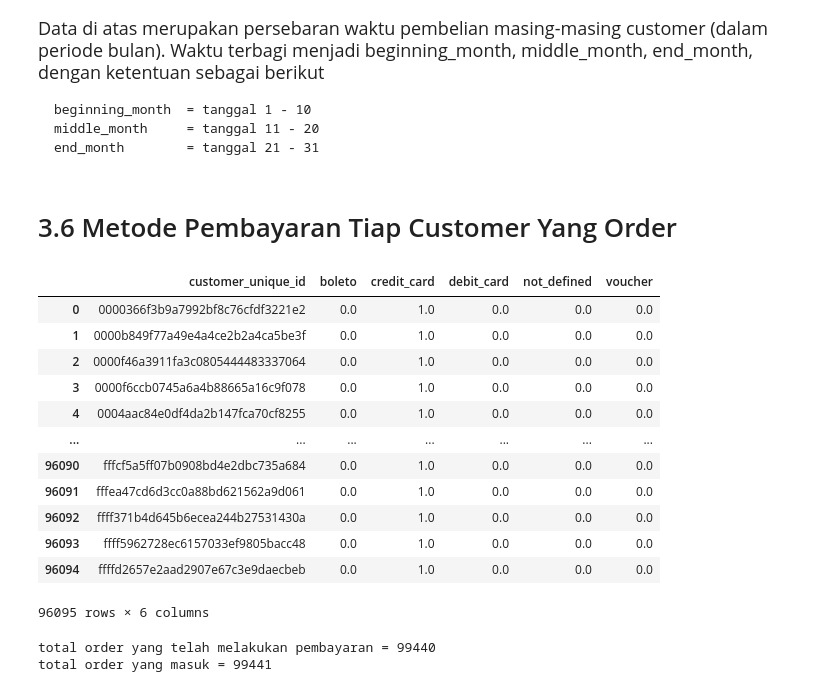
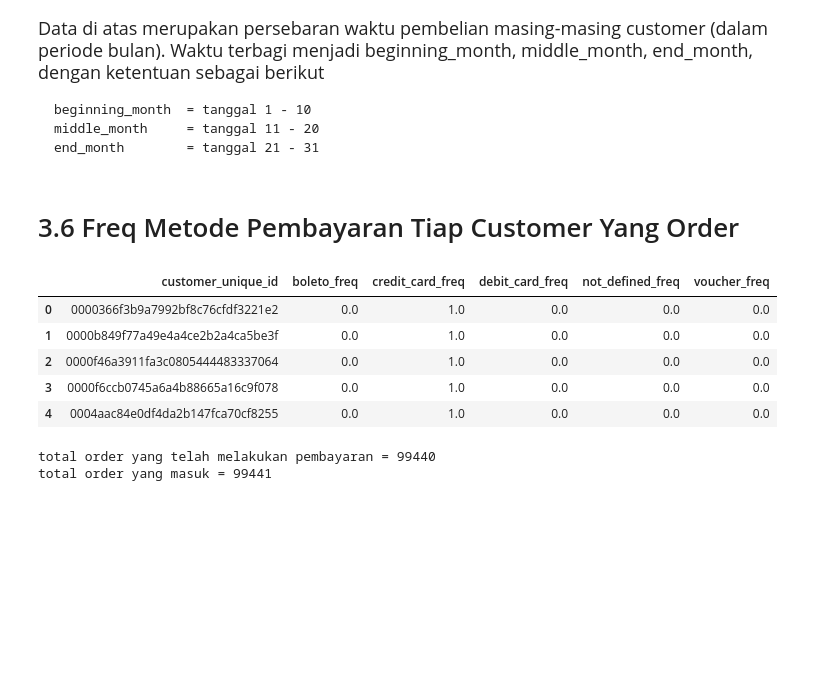
Before and after one commit to latifaahu/kaggle-brazilian, a Jupyter notebook: 03-latifah-hukma-shobiyya.ipynb, the cells around one changed output. Cells and saved outputs as stored; diff of their text form; code cells hidden in the pictures; blank space fills up the shorter version.

```diff
--- a/03-latifah-hukma-shobiyya.ipynb
+++ b/03-latifah-hukma-shobiyya.ipynb
@@ -750,41 +750,44 @@ cust_orders_month.sort_values(by='middle_month', ascending=False).head()
 
 </font>
 # %% [markdown]
-# 3.6 Metode Pembayaran Tiap Customer Yang Order
+# 3.6 Freq Metode Pembayaran Tiap Customer Yang Order
 # %%
 # merging dengan data cust
 cust_payments = payments.iloc[:,[0,2]].merge(orders, on='order_id')
 cust_payments = cust_payments.iloc[:,:3]
 
 # ambil frequency metode pembayaran masing-masing order
 cust_payments = cust_payments[['order_id','payment_type','customer_id']].groupby(['customer_id','payment_type']).count().reset_index()
 
 # buat feature baru
 cust_payments = cust_payments.pivot_table('order_id', ['customer_id'], 'payment_type')
 
 # handling NaN
 cust_payments = cust_payments.fillna(0)
 
 # showing dataframe
 cust_payments = cust_payments.rename_axis(None, axis=1).reset_index()
 cust_payments = cust_payments.merge(cust, on='customer_id')
 cust_payments = cust_payments.iloc[:,:7]
 cust_payments = cust_payments.groupby('customer_unique_id').sum().reset_index()
-cust_payments
+
+# rename columns
+cust_payments = cust_payments.rename({
+    'boleto' : 'boleto_freq',
+    'credit_card' : 'credit_card_freq',
+    'debit_card' : 'debit_card_freq',
+    'not_defined' : 'not_defined_freq',
+    'voucher' : 'voucher_freq'
+}, axis='columns')
+
+cust_payments.head()
 # %% [output]
-|  | customer_unique_id | boleto | credit_card | debit_card | not_defined | voucher |
+|  | customer_unique_id | boleto_freq | credit_card_freq | debit_card_freq | not_defined_freq | voucher_freq |
 | 0 | 0000366f3b9a7992bf8c76cfdf3221e2 | 0.0 | 1.0 | 0.0 | 0.0 | 0.0 |
 | 1 | 0000b849f77a49e4a4ce2b2a4ca5be3f | 0.0 | 1.0 | 0.0 | 0.0 | 0.0 |
 | 2 | 0000f46a3911fa3c0805444483337064 | 0.0 | 1.0 | 0.0 | 0.0 | 0.0 |
 | 3 | 0000f6ccb0745a6a4b88665a16c9f078 | 0.0 | 1.0 | 0.0 | 0.0 | 0.0 |
 | 4 | 0004aac84e0df4da2b147fca70cf8255 | 0.0 | 1.0 | 0.0 | 0.0 | 0.0 |
-| ... | ... | ... | ... | ... | ... | ... |
-| 96090 | fffcf5a5ff07b0908bd4e2dbc735a684 | 0.0 | 1.0 | 0.0 | 0.0 | 0.0 |
-| 96091 | fffea47cd6d3cc0a88bd621562a9d061 | 0.0 | 1.0 | 0.0 | 0.0 | 0.0 |
-| 96092 | ffff371b4d645b6ecea244b27531430a | 0.0 | 1.0 | 0.0 | 0.0 | 0.0 |
-| 96093 | ffff5962728ec6157033ef9805bacc48 | 0.0 | 1.0 | 0.0 | 0.0 | 0.0 |
-| 96094 | ffffd2657e2aad2907e67c3e9daecbeb | 0.0 | 1.0 | 0.0 | 0.0 | 0.0 |
-96095 rows × 6 columns
 # %%
 # merging dengan data cust
 cust_payments_all = payments.iloc[:,[0,2]].merge(orders, on='order_id')
```
Also changed, not shown: parts of 3 cells of this notebook.
